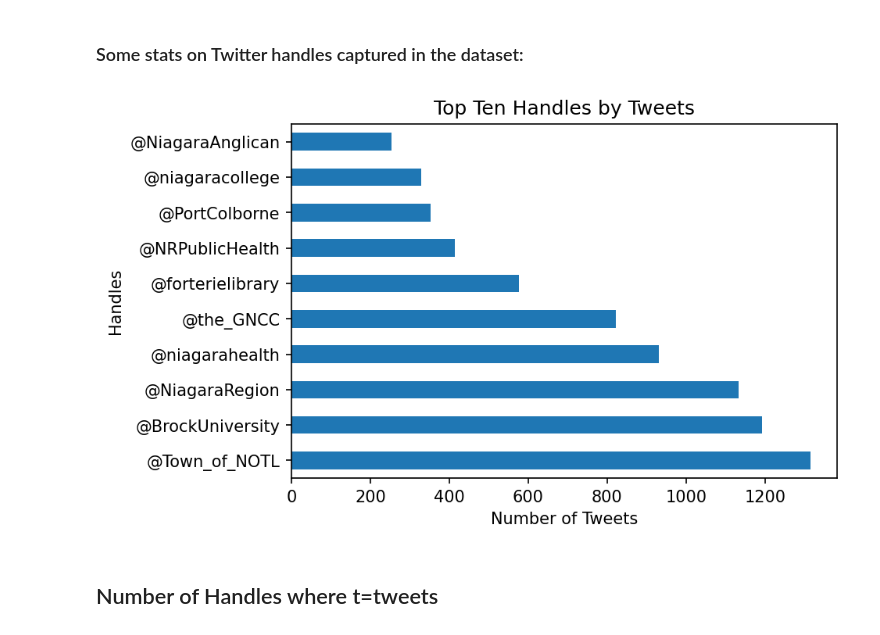
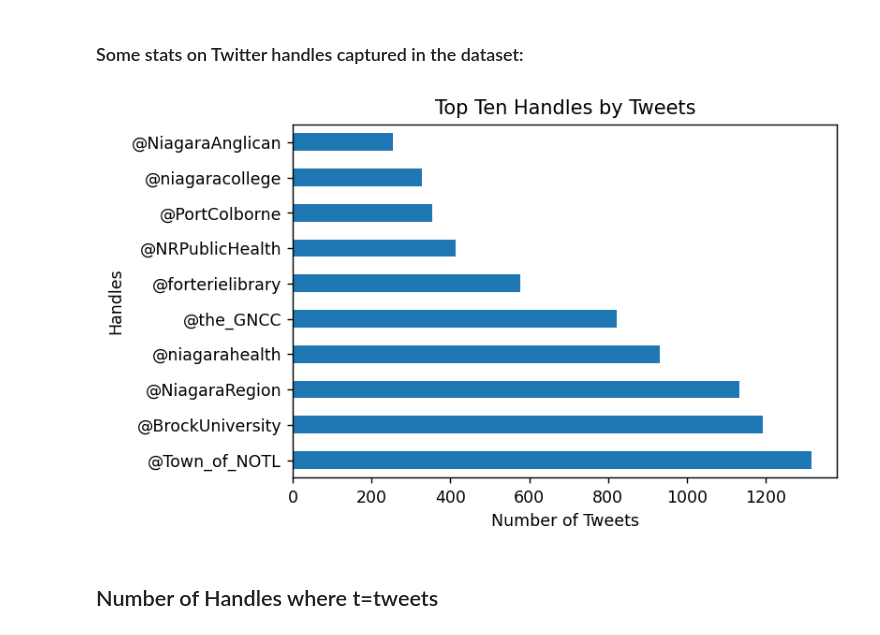
Before and after one commit to BrockDSL/ARCH_Data_Explore, a Jupyter notebook: Twitter_Data_Explore_and_Export.ipynb, the cells around one changed output. Saved outputs shown, nothing was run; the diff lists cells and outputs as text; code cells hidden in the pictures.

```diff
--- a/Twitter_Data_Explore_and_Export.ipynb
+++ b/Twitter_Data_Explore_and_Export.ipynb
@@ -61,14 +70,14 @@ Total Number of total unique tweets in dataset:  10529
 # %% [markdown]
 ### Some stats on Twitter handles captured in the dataset:
 # %%
+plt.rcParams['figure.dpi'] = 125
 ax = archive_data.groupby("handle")["url"].count().sort_values(ascending=False)[:10].plot(kind='barh')
 ax.set_title("Top Ten Handles by Tweets")
 ax.set_ylabel("Handles")
 ax.set_xlabel("Number of Tweets")
-plt.rcParams['figure.dpi'] = 150
 plt.show()
 # %% [output]
-[figure, old version]
+[figure, new version]
 # %%
 res = archive_data.groupby("handle")["url"].count()
 u10 = res[res<10]
```
Also changed, not shown: parts of 12 cells of this notebook.
